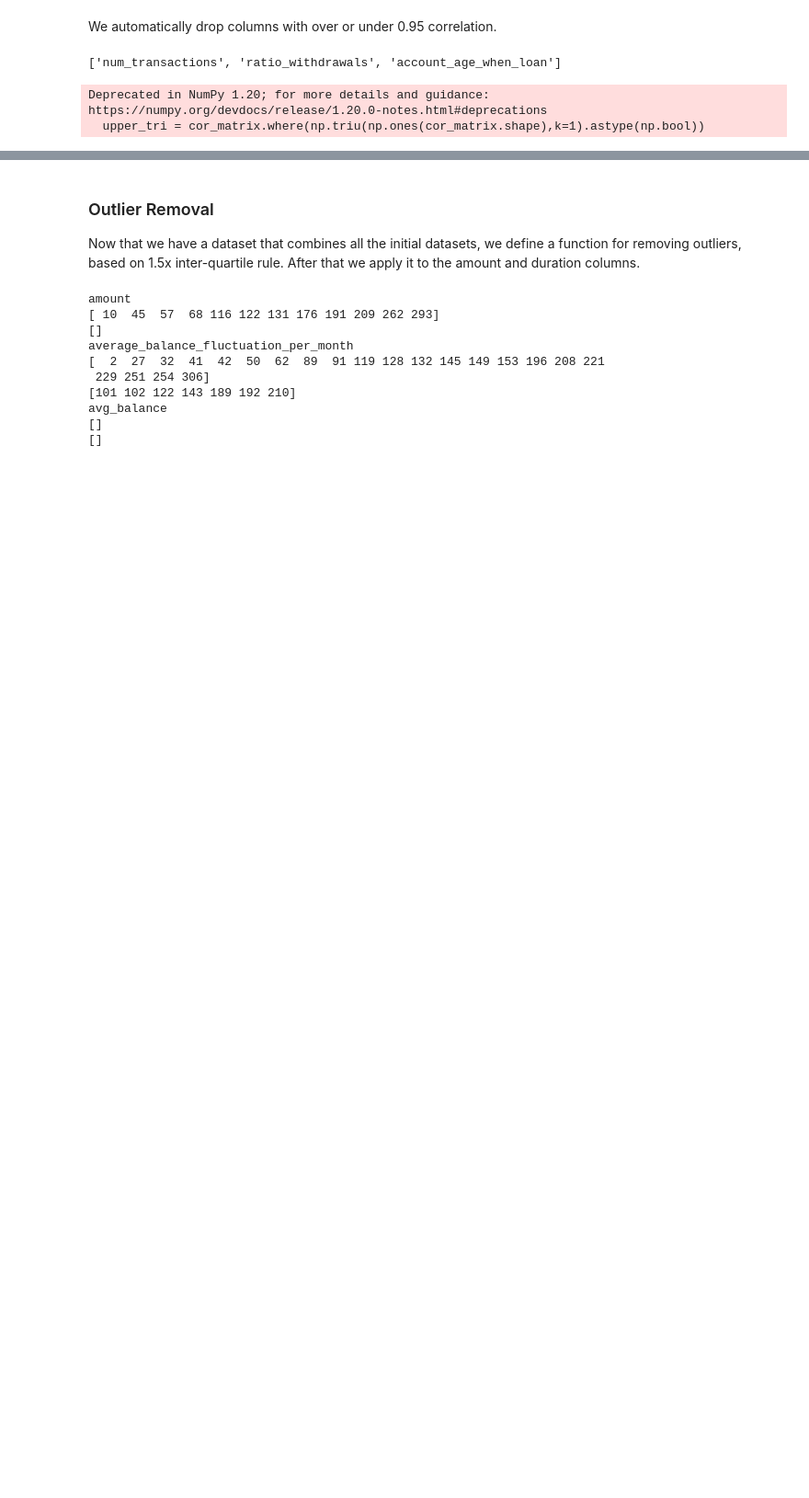
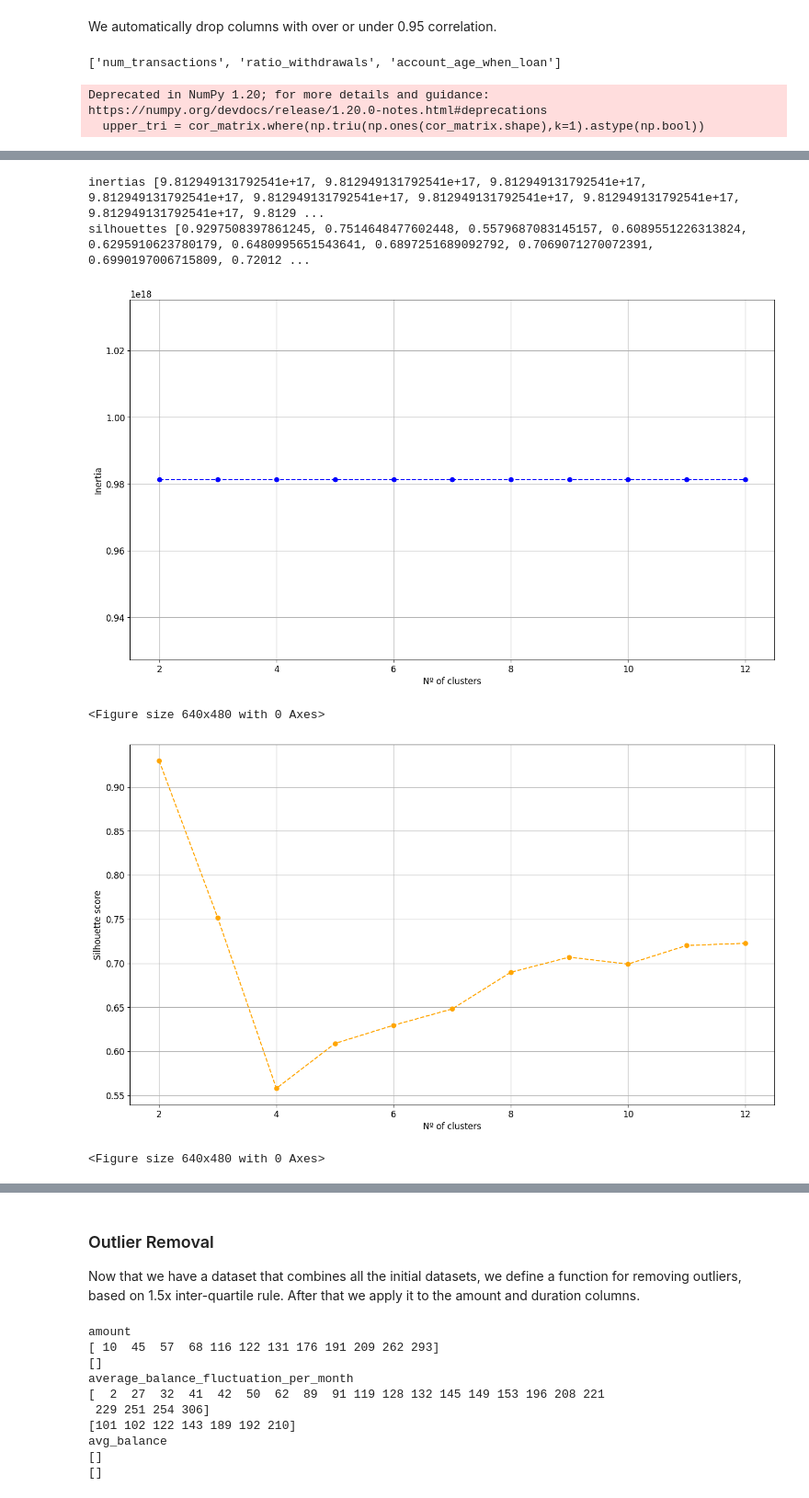
Before and after one commit to SergioEstevao11/FEUP-AC, a Jupyter notebook: src/bank_mining.ipynb, the cells around one changed output, grey strips where cells are left out. Shown at 92% size. Saved outputs shown, nothing was run; the diff lists cells and outputs as text; code cells hidden in the pictures; blank space fills up the shorter version.

```diff
--- a/src/bank_mining.ipynb
+++ b/src/bank_mining.ipynb
@@ -666,0 +736,63 @@ Deprecated in NumPy 1.20; for more details and guidance: https://numpy.org/devdo
+# %%
+#AgglomerativeClustering
+
+inertias = []
+silhouettes = []
+for n_clusters in range(2, 13):
+    model = AgglomerativeClustering(n_clusters)
+    model.fit(cluster_data)
+
+    # Append the inertia value for each model
+    # Compute the linkage matrix
+    Z = linkage(cluster_data, method='ward')
+
+    # Compute the cophenetic distances
+    c, coph_dists = cophenet(Z, pdist(cluster_data))
+
+    # Calculate the inertia of the model
+    inertia = sum(coph_dists ** 2)
+    inertias.append(inertia)
+
+    # Compute the silhouette score for each model
+    silhouette = silhouette_score(cluster_data, model.labels_)
+    silhouettes.append(silhouette)
+
+# Use a scatter plot to visualize the data points and their assigned clusters
+# model = AgglomerativeClustering(n_clusters=3).fit(loans)
+# labels = model.labels_
+
+# Create a list of colors for each point in the dataset
+# colors_list = list(colors.cnames.keys())
+
+# Create a scatter plot of the points, colored by their cluster labels
+# plt.scatter(loans[:,0], loans[:,1], c=[colors_list[label] for label in labels])
+
+# Plot the cluster centerseyy
+# plt.scatter(kmeans.cluster_centers_[:,0], kmeans.cluster_centers_[:,1], marker='x')
+# plt.show()
+print("inertias", inertias)
+print("silhouettes", silhouettes)
+fig, ax = plt.subplots(figsize =(16, 9))
+
+plt.plot(range(2, 13), inertias, '--bo', label='line with marker')
+plt.grid()
+plt.ylabel("Inertia")
+plt.xlabel("Nº of clusters")
+plt.show()
+plt.savefig('plots/Agglomerative_inertia.png', transparent=True)
+
+fig, ax = plt.subplots(figsize =(16, 9))
+
+plt.plot(range(2, 13), silhouettes, '--o', color="orange", label='line with marker')
+plt.grid()
+plt.ylabel("Silhouette score")
+plt.xlabel("Nº of clusters")
+plt.show()
+plt.savefig('plots/Agglomerative_inertia.png', transparent=True)
+# %% [output]
+inertias [9.812949131792541e+17, 9.812949131792541e+17, 9.812949131792541e+17, 9.812949131792541e+17, 9.812949131792541e+17, 9.812949131792541e+17, 9.812949131792541e+17, 9.812949131792541e+17, 9.8129 ...
+silhouettes [0.9297508397861245, 0.7514648477602448, 0.5579687083145157, 0.6089551226313824, 0.6295910623780179, 0.6480995651543641, 0.6897251689092792, 0.7069071270072391, 0.6990197006715809, 0.72012 ...
+[figure, added]
+<Figure size 640x480 with 0 Axes>
+[figure, added]
+<Figure size 640x480 with 0 Axes>
```
Also changed, not shown: parts of 17 cells of this notebook, 15 other files.
